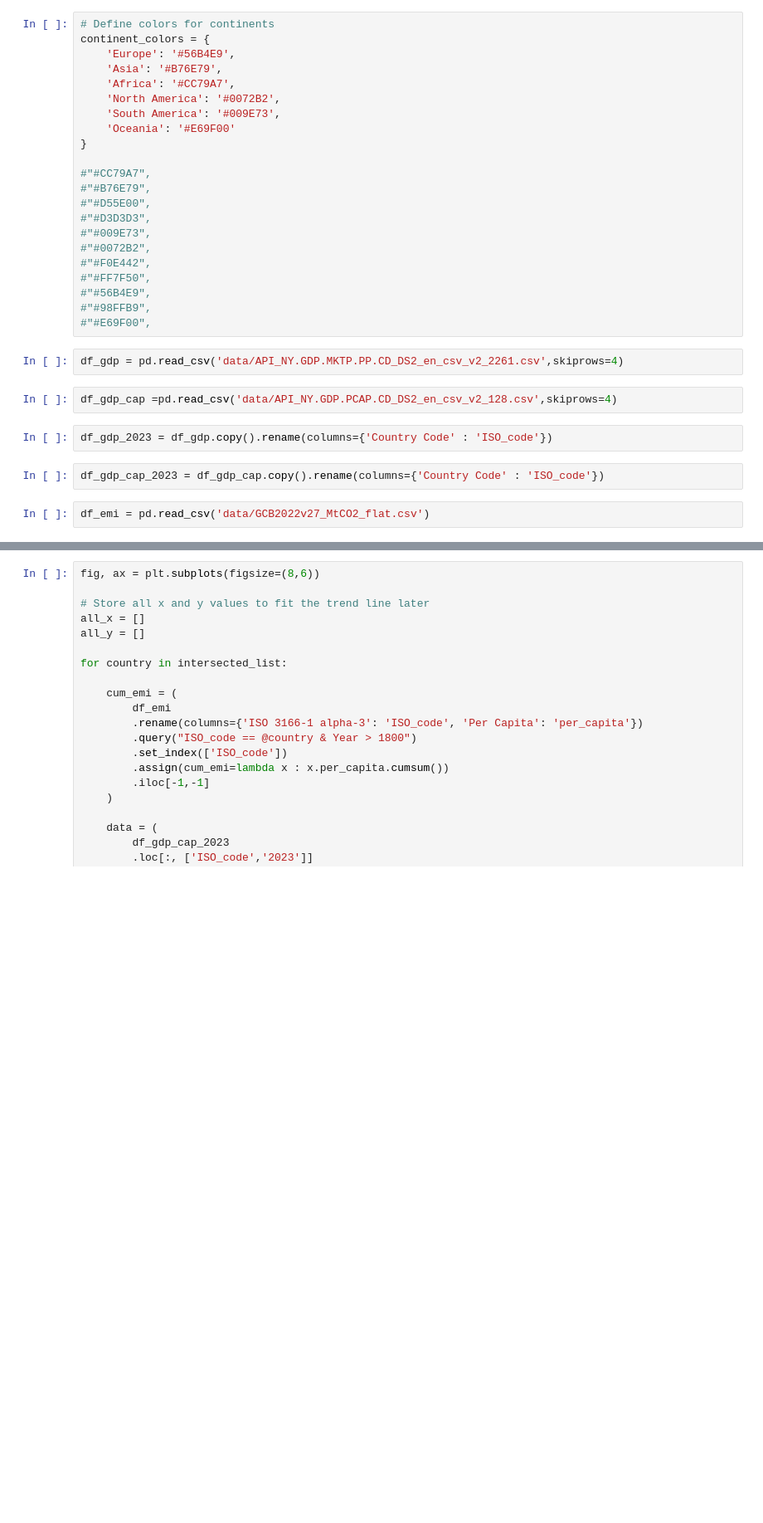
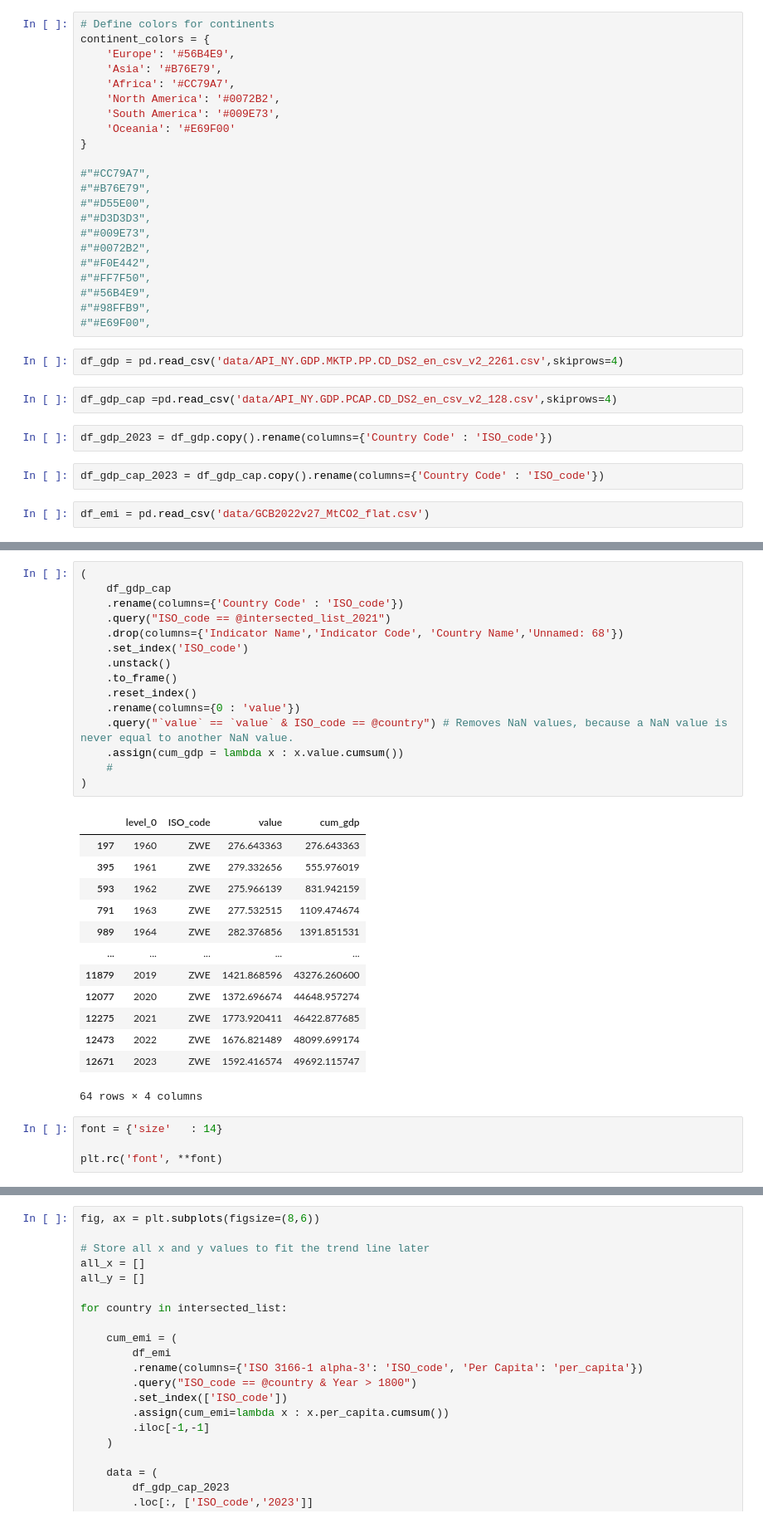
Before and after one commit to OskarVagero/thesis, a Jupyter notebook: scripts/climate_change_figures.ipynb, the cells around one changed output, grey strips where cells are left out. Shown at 83% size. Drawn from its saved outputs; the diff is of its cells as text; blank space fills up the shorter version.

```diff
--- a/scripts/climate_change_figures.ipynb
+++ b/scripts/climate_change_figures.ipynb
@@ -181,0 +152,33 @@ plt.savefig('figures/pc_emissions_GDP_pc.pdf',bbox_inches='tight')
+# %%
+(
+    df_gdp_cap
+    .rename(columns={'Country Code' : 'ISO_code'})
+    .query("ISO_code == @intersected_list_2021")
+    .drop(columns={'Indicator Name','Indicator Code', 'Country Name','Unnamed: 68'})
+    .set_index('ISO_code')
+    .unstack()
+    .to_frame()
+    .reset_index()
+    .rename(columns={0 : 'value'})
+    .query("`value` == `value` & ISO_code == @country") # Removes NaN values, because a NaN value is never equal to another NaN value.
+    .assign(cum_gdp = lambda x : x.value.cumsum())
+    #
+)
+# %% [output]
+|  | level_0 | ISO_code | value | cum_gdp |
+| 197 | 1960 | ZWE | 276.643363 | 276.643363 |
+| 395 | 1961 | ZWE | 279.332656 | 555.976019 |
+| 593 | 1962 | ZWE | 275.966139 | 831.942159 |
+| 791 | 1963 | ZWE | 277.532515 | 1109.474674 |
+| 989 | 1964 | ZWE | 282.376856 | 1391.851531 |
+| ... | ... | ... | ... | ... |
+| 11879 | 2019 | ZWE | 1421.868596 | 43276.260600 |
+| 12077 | 2020 | ZWE | 1372.696674 | 44648.957274 |
+| 12275 | 2021 | ZWE | 1773.920411 | 46422.877685 |
+| 12473 | 2022 | ZWE | 1676.821489 | 48099.699174 |
+| 12671 | 2023 | ZWE | 1592.416574 | 49692.115747 |
+64 rows × 4 columns
+# %%
+font = {'size'   : 14}
+
+plt.rc('font', **font)
```
Also changed, not shown: parts of 28 cells of this notebook.
